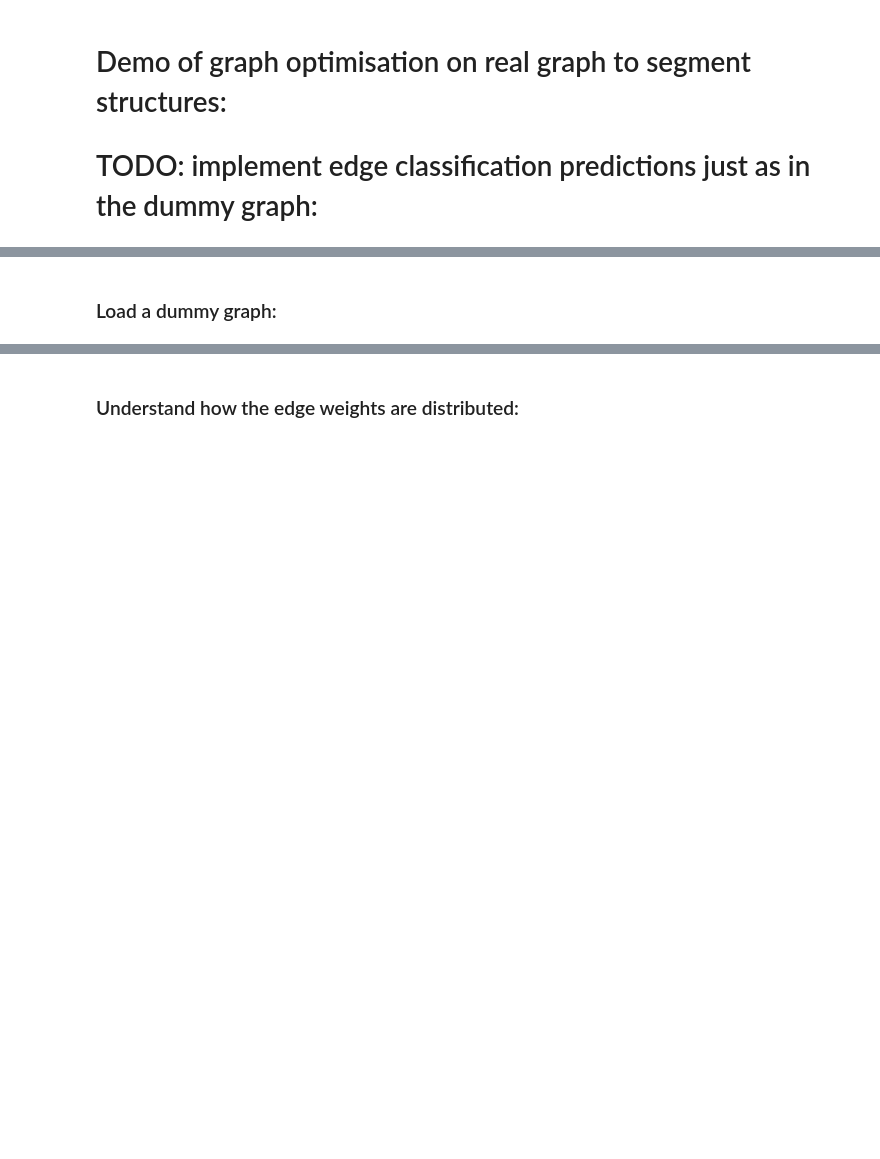
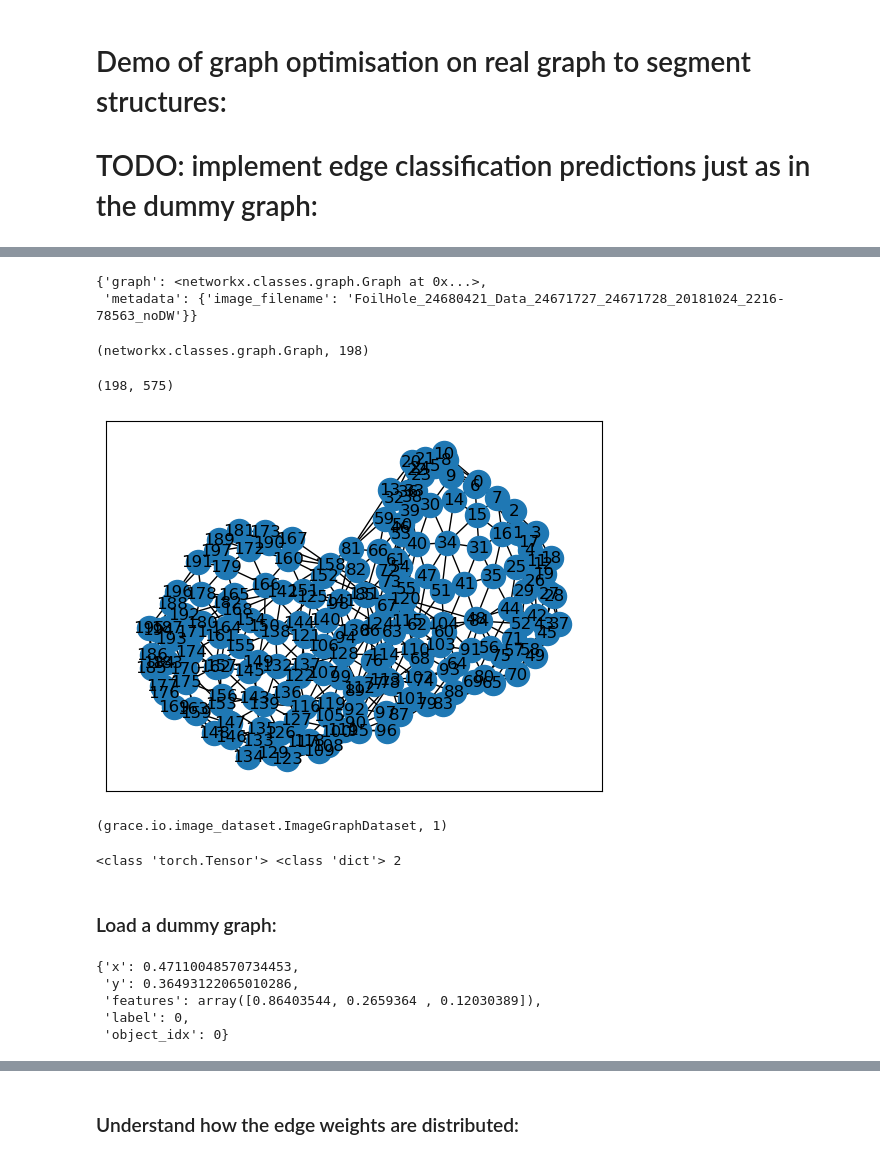
Before and after one commit to alan-turing-institute/grace, a Jupyter notebook: notebooks/optimise_graph.ipynb, the cells around one changed output, grey strips where cells are left out. Drawn from its saved outputs; the diff is of its cells as text; code cells hidden in the pictures; blank space fills up the shorter version.

```diff
--- a/notebooks/optimise_graph.ipynb
+++ b/notebooks/optimise_graph.ipynb
@@ -17,0 +26,3 @@ from grace.models.optimise import optimise_graph
+# %%
+IMAGE_DIR = "/Users/kulicna/Desktop/classifier/data/"
+IMAGE_DIR, os.path.isdir(IMAGE_DIR)
@@ -17,0 +50,7 @@ from grace.models.optimise import optimise_graph
+# %%
+image_graph_dataset = ImageGraphDataset(
+    image_dir=IMAGE_DIR,
+    grace_dir=IMAGE_DIR,
+    transform=lambda x,y: (x,y),
+    image_filetype="mrc",
+)
@@ -17,0 +238,2 @@ from grace.models.optimise import optimise_graph
+# %%
+image, graph_data = image_graph_dataset
@@ -18,7 +246,43 @@ from grace.models.optimise import optimise_graph
+# %%
+graph_data
+# %% [output]
+{'graph': <networkx.classes.graph.Graph at 0x...>,
+ 'metadata': {'image_filename': 'FoilHole_24680421_Data_24671727_24671728_20181024_2216-78563_noDW'}}
+# %%
+type(graph_data['graph']), len(graph_data['graph'])
+# %% [output]
+(networkx.classes.graph.Graph, 198)
+# %%
+graph = graph_data['graph']
+graph.number_of_nodes(), graph.number_of_edges()
+# %% [output]
+(198, 575)
+# %%
+nx.draw_networkx(graph)
+# %% [output]
+[figure, added]
+# %%
+type(image_graph_dataset), len(image_graph_dataset)
+# %% [output]
+(grace.io.image_dataset.ImageGraphDataset, 1)
+# %%
+for image, graph_data in image_graph_dataset:
+    print (type(image), type(graph_data), len(graph_data))
+# %% [output]
+<class 'torch.Tensor'> <class 'dict'> 2
 # %% [markdown]
 ### Load a dummy graph:
 # %%
 G = random_graph(n_motifs=5, n_chaff=100, scale=1.0, density=0.075, motif="line")
+# %%
+single_node = G.nodes(data=True)[0]
+single_node
+# %% [output]
+{'x': 0.47110048570734453,
+ 'y': 0.36493122065010286,
+ 'features': array([0.86403544, 0.2659364 , 0.12030389]),
+ 'label': 0,
+ 'object_idx': 0}
 # %%
 pos = {idx: (node[GraphAttrs.NODE_X], node[GraphAttrs.NODE_Y]) for idx, node in G.nodes(data=True)}
 fig, ax = plt.subplots(figsize=(8, 8))
```
Also changed, not shown: parts of 43 cells of this notebook, 8 other files.
